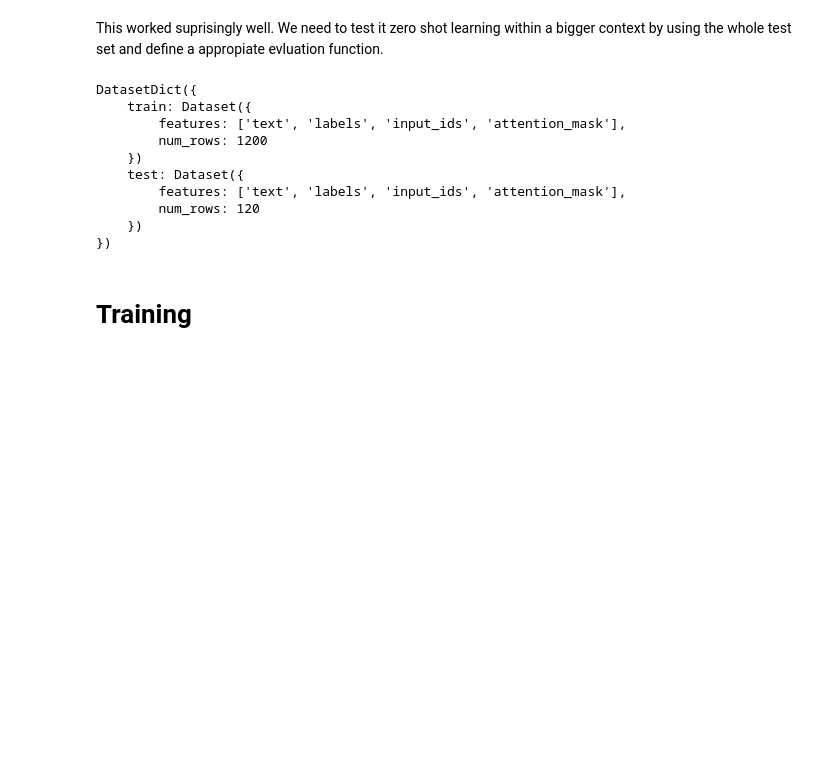
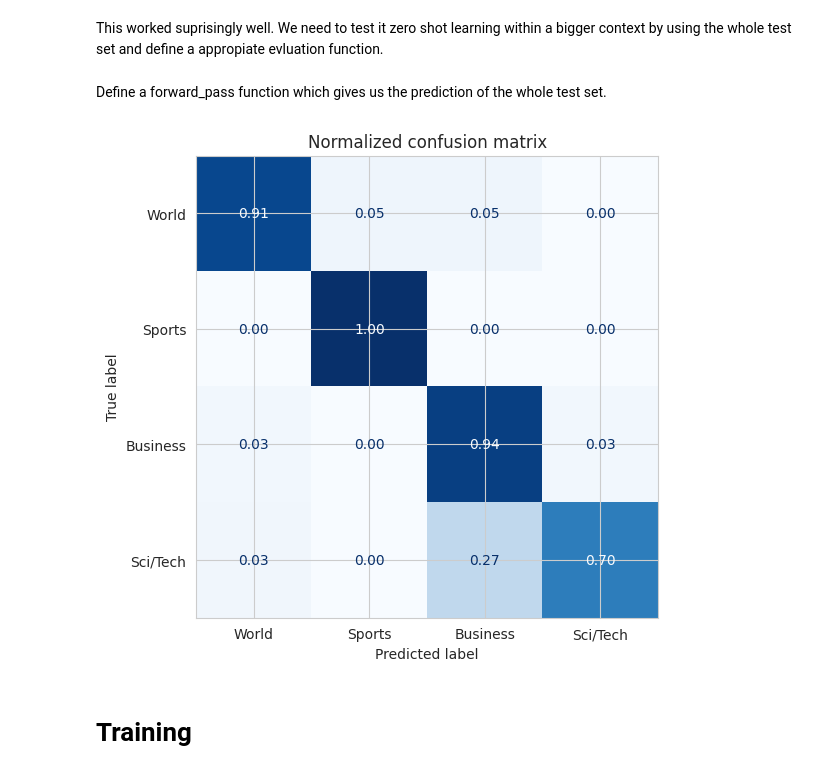
Before and after one commit to DanielHolzwart/Instruction-based-classification-with-Flan-T5-large-model-qlora, a Jupyter notebook: Instruction_based_classification_with_Flan_T5_large_model_+_qlora.ipynb, the cells around one changed output. Cells and saved outputs as stored; diff of their text form; code cells hidden in the pictures; blank space fills up the shorter version.

```diff
--- a/Instruction_based_classification_with_Flan_T5_large_model_+_qlora.ipynb
+++ b/Instruction_based_classification_with_Flan_T5_large_model_+_qlora.ipynb
@@ -345,26 +345,23 @@ def plot_confusion_matrix(y_preds, y_true, labels):
     disp.plot(cmap="Blues", values_format=".2f", ax=ax, colorbar=False)
     plt.title("Normalized confusion matrix")
     plt.show()
+# %% [markdown]
+Define a forward_pass function which gives us the prediction of the whole test set.
 # %%
 def forward_pass(batch):
     inputs = {k:v.to(device) for k,v in batch.items() if k in tokenizer.model_input_names}
     with torch.no_grad():
-        output = model.generate(**input, generation_config=generation_config)
-        output = tokenizer.batch_decode(output, skip_special_tokens=True)
-    return {"loss": loss.cpu().numpy(), "predicted_label": pred_label.cpu().numpy()}
+        output = model.generate(**inputs, generation_config=generation_config)
+        prediction = tokenizer.batch_decode(output, skip_special_tokens=True)
+    return {"prediction": prediction, "prediction_id" : [label2id[x] for x in prediction]}
-# %%
-news_dataset_encoded['test'].map()
-# %% [output]
-DatasetDict({
-    train: Dataset({
-        features: ['text', 'labels', 'input_ids', 'attention_mask'],
-        num_rows: 1200
-    })
-    test: Dataset({
-        features: ['text', 'labels', 'input_ids', 'attention_mask'],
-        num_rows: 120
-    })
-})
+# %%
+news_dataset_zero_shot_conf = news_dataset_zero_shot_encoded['test'].map(forward_pass, batched = True)
+# %%
+y_pred = news_dataset_zero_shot_conf['prediction_id']
+y_true = news_dataset_zero_shot_conf['label']
+plot_confusion_matrix(y_pred, y_true, labels_chr)
+# %% [output]
+[figure, added]
 # %% [markdown]
 # Training
 # %%
```
